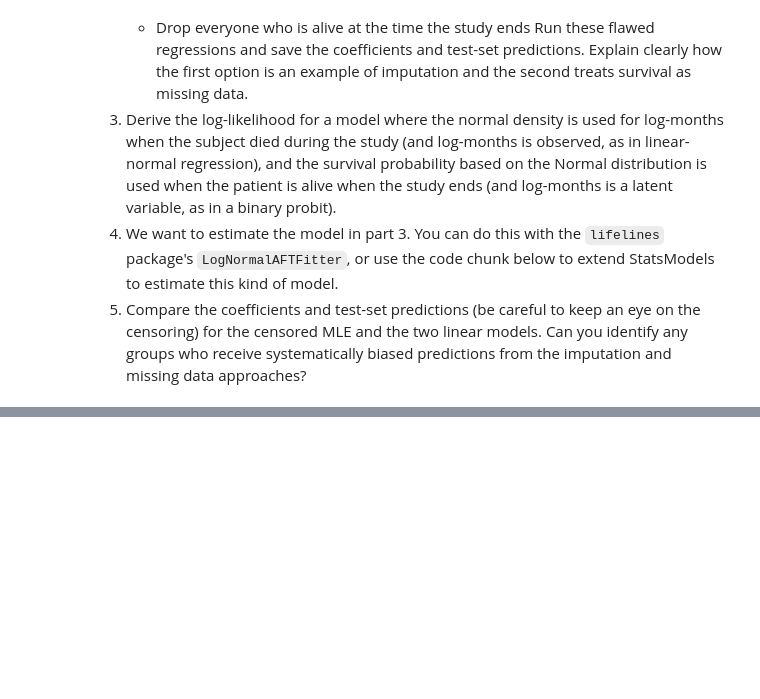
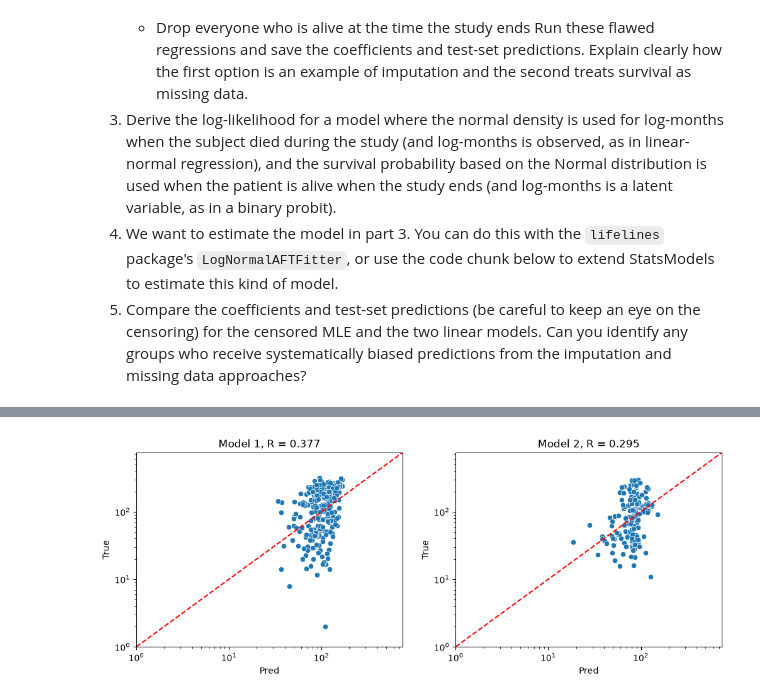
Before and after one commit to wesleyfletcher/UU_F26_templates, a Jupyter notebook: Week12/Lab10_survival_lab.ipynb, the cells around one changed output, grey strips where cells are left out. Drawn from its saved outputs; the diff is of its cells as text; code cells hidden in the pictures; blank space fills up the shorter version.

```diff
--- a/Week12/Lab10_survival_lab.ipynb
+++ b/Week12/Lab10_survival_lab.ipynb
@@ -58,0 +89,33 @@ print(mle.summary())
+# %%
+X_train, X_test, y_train, y_test = train_test_split(X, y, test_size=0.2, random_state=19)
+X_drop_train, X_drop_test, y_drop_train, y_drop_test = train_test_split(X_drop, y_drop, test_size=0.2, random_state=19)
+# %%
+ct = make_column_transformer(
+    (OneHotEncoder(drop='first'), ['Chemotherapy', 'Hormone Therapy', 'Radio Therapy', 'Tumor Stage']),
+    remainder='passthrough'
+)
+
+model = make_pipeline(
+    ct,
+    LinearRegression()
+)
+
+coef = pd.DataFrame()
+# %%
+model1 = model.fit(X_train, y_train)
+
+coef['Model 1'] = [model1[1].intercept_] + list(model1[1].coef_)
+
+pred1 = np.exp(pd.DataFrame({
+    'Pred' : model1.predict(X_test),
+    'True' : y_test
+}))
+# %%
+model2 = model.fit(X_drop_train, y_drop_train)
+
+coef['Model 2'] = [model2[1].intercept_] + list(model2[1].coef_)
+
+pred2 = np.exp(pd.DataFrame({
+    'Pred' : model1.predict(X_drop_test),
+    'True' : y_drop_test
+}))
@@ -58,0 +138,14 @@ print(mle.summary())
+# %%
+fig, axs = plt.subplots(ncols=2, figsize=(12, 4))
+
+sns.scatterplot(pred1, ax=axs[0], x='Pred', y='True').set(xscale='log', yscale='log')
+axs[0].plot([1, 750], [1, 750], color='red', linestyle='--')
+axs[0].set(xlim=(1, 750), ylim=(1, 750), title=f'Model 1, R = {pred1.corr().loc['Pred', 'True']:.3f}')
+
+sns.scatterplot(pred2, ax=axs[1], x='Pred', y='True').set(xscale='log', yscale='log')
+axs[1].plot([1, 750], [1, 750], color='red', linestyle='--')
+axs[1].set(xlim=(1, 750), ylim=(1, 750), title=f'Model 2, R = {pred2.corr().loc['Pred', 'True']:.3f}')
+
+plt.show()
+# %% [output]
+[figure, added]
```
Also changed, not shown: parts of 23 cells of this notebook.
